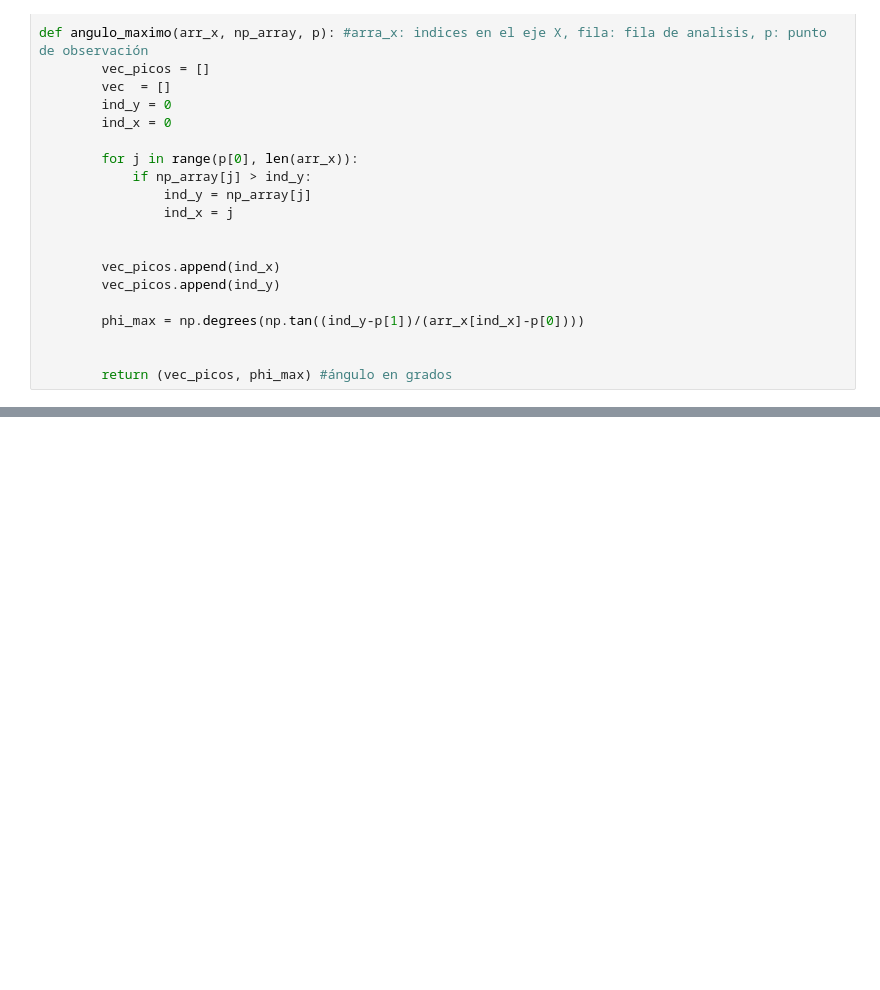
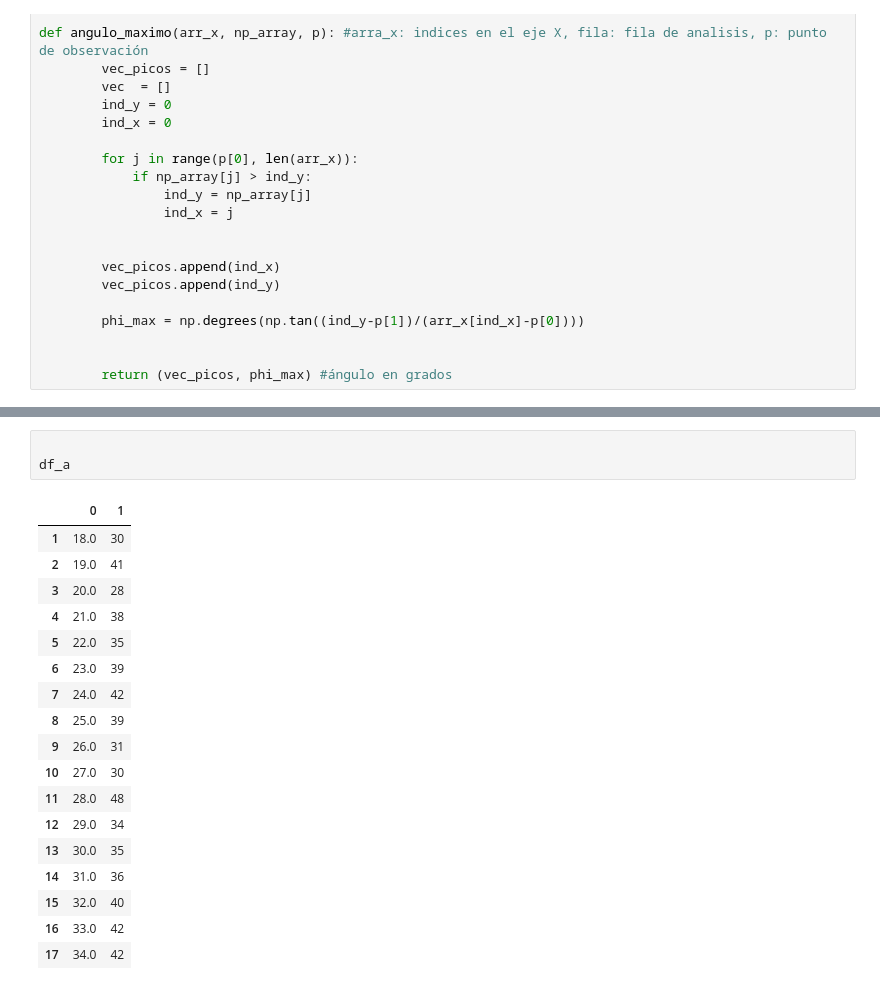
Before and after one commit to gsalazarq/cosmicraysuni, a Jupyter notebook: atenuation_calculation/calculo_atenuacion.ipynb, the cells around one changed output, grey strips where cells are left out. Saved outputs shown, nothing was run; the diff lists cells and outputs as text; blank space fills up the shorter version.

```diff
--- a/atenuation_calculation/calculo_atenuacion.ipynb
+++ b/atenuation_calculation/calculo_atenuacion.ipynb
@@ -212,0 +290,22 @@ df.to_csv(nombre_file, index=False, header=True, sep=' ')
+# %%
+
+df_a
+# %% [output]
+|  | 0 | 1 |
+| 1 | 18.0 | 30 |
+| 2 | 19.0 | 41 |
+| 3 | 20.0 | 28 |
+| 4 | 21.0 | 38 |
+| 5 | 22.0 | 35 |
+| 6 | 23.0 | 39 |
+| 7 | 24.0 | 42 |
+| 8 | 25.0 | 39 |
+| 9 | 26.0 | 31 |
+| 10 | 27.0 | 30 |
+| 11 | 28.0 | 48 |
+| 12 | 29.0 | 34 |
+| 13 | 30.0 | 35 |
+| 14 | 31.0 | 36 |
+| 15 | 32.0 | 40 |
+| 16 | 33.0 | 42 |
+| 17 | 34.0 | 42 |
```
Also changed, not shown: parts of 11 cells of this notebook, 1 other file.
